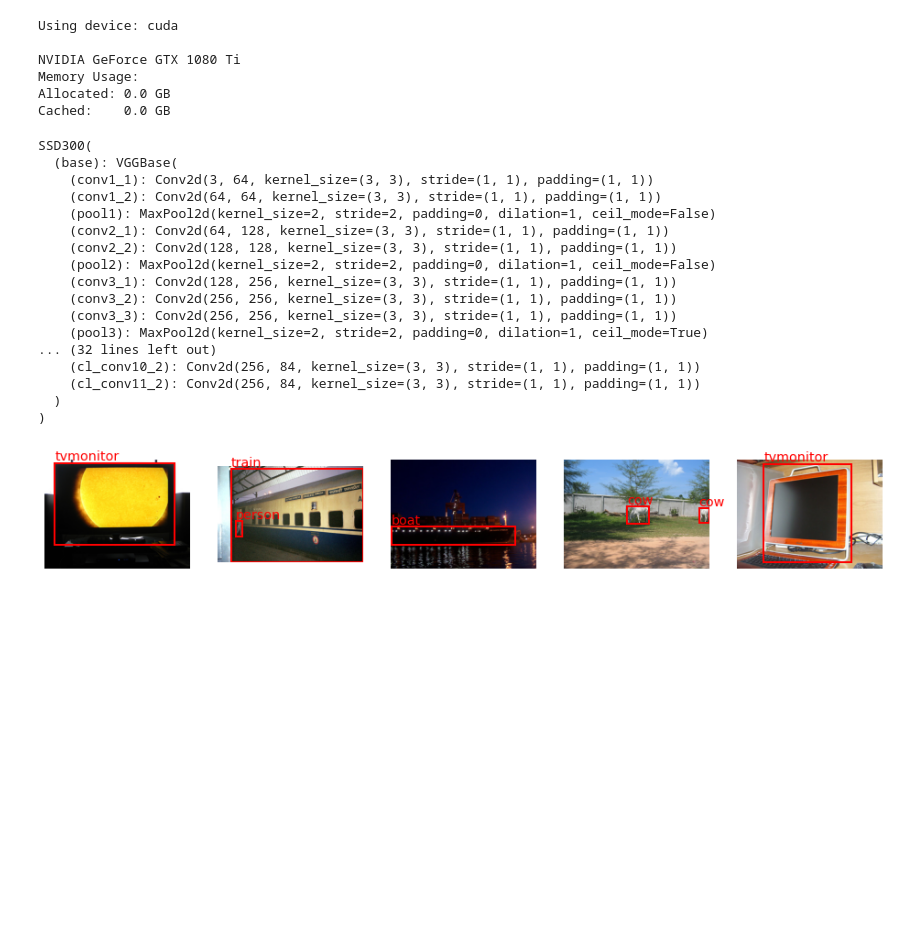
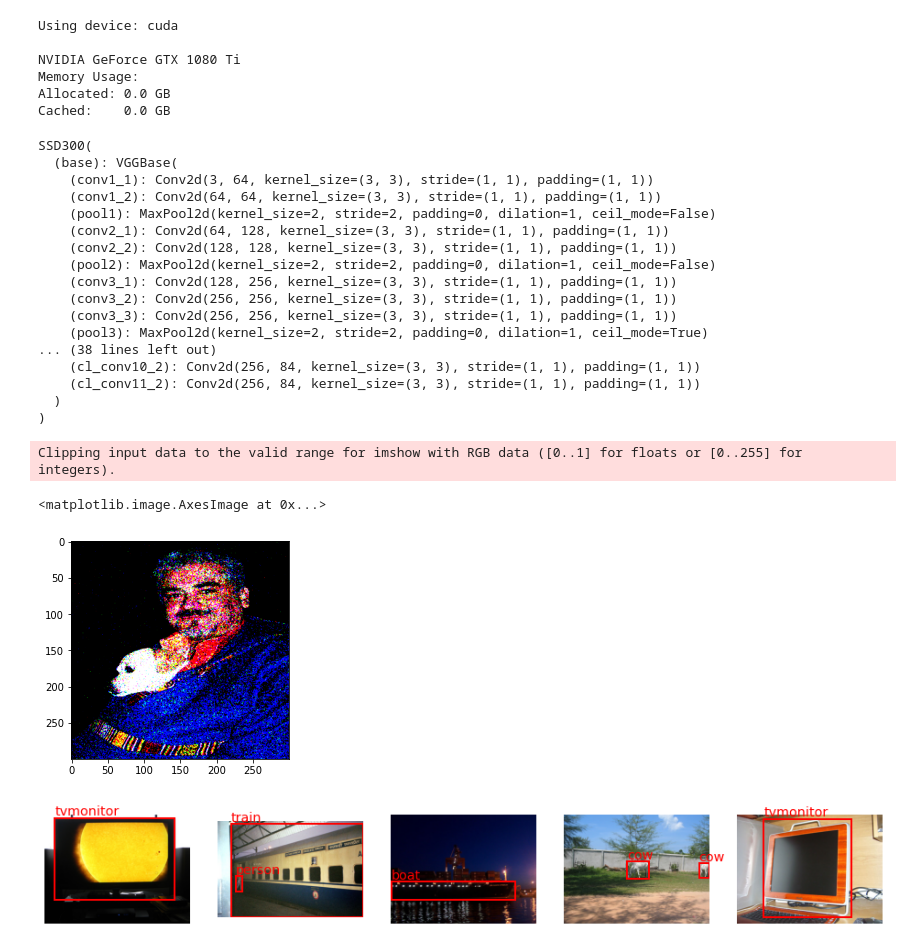
Before and after one commit to vlasakjiri/uncertainty-estimations, a Jupyter notebook: detection.ipynb, the cells around one changed output. Cells and saved outputs as stored; diff of their text form; code cells hidden in the pictures; blank space fills up the shorter version.

```diff
--- a/detection.ipynb
+++ b/detection.ipynb
@@ -60,7 +60,7 @@ Cached:    0.0 GB
 
 
 
-model = torch.load("checkpoints/ssd300.pt")
+model = torch.load("checkpoints/ssd300_dropout.pt")
 model.to(device)
 # %% [output]
 SSD300(
@@ -75,7 +75,7 @@ SSD300(
     (conv3_2): Conv2d(256, 256, kernel_size=(3, 3), stride=(1, 1), padding=(1, 1))
     (conv3_3): Conv2d(256, 256, kernel_size=(3, 3), stride=(1, 1), padding=(1, 1))
     (pool3): MaxPool2d(kernel_size=2, stride=2, padding=0, dilation=1, ceil_mode=True)
-... (32 lines left out)
+... (38 lines left out)
     (cl_conv10_2): Conv2d(256, 84, kernel_size=(3, 3), stride=(1, 1), padding=(1, 1))
     (cl_conv11_2): Conv2d(256, 84, kernel_size=(3, 3), stride=(1, 1), padding=(1, 1))
   )
@@ -83,4 +85,6 @@ SSD300(
 # %%
+from datasets.transforms import AddGaussianNoise
+
 VOC_CLASSES = [
     "background",
     "aeroplane",
@@ -107,9 +111,17 @@ VOC_CLASSES = [
 
 test_dataset = PascalVOCDataset("VOC",
                                 split='test',
-                                keep_difficult=True)
+                                keep_difficult=True,
+                                # transforms=torchvision.transforms.Compose([torchvision.transforms.ToTensor() ,AddGaussianNoise(std=0.3), torchvision.transforms.ToPILImage()])
+                                )
 test_loader = torch.utils.data.DataLoader(test_dataset, batch_size=32, shuffle=False,
                                           collate_fn=test_dataset.collate_fn)
+# %%
+plt.imshow(test_dataset[0][0].permute((1,2,0)))
+# %% [output]
+Clipping input data to the valid range for imshow with RGB data ([0..1] for floats or [0..255] for integers).
+<matplotlib.image.AxesImage at 0x...>
+[figure, added]
 # %%
 import matplotlib.patches as patches
 
```
Also changed, not shown: parts of 27 cells of this notebook, 5 other files.
